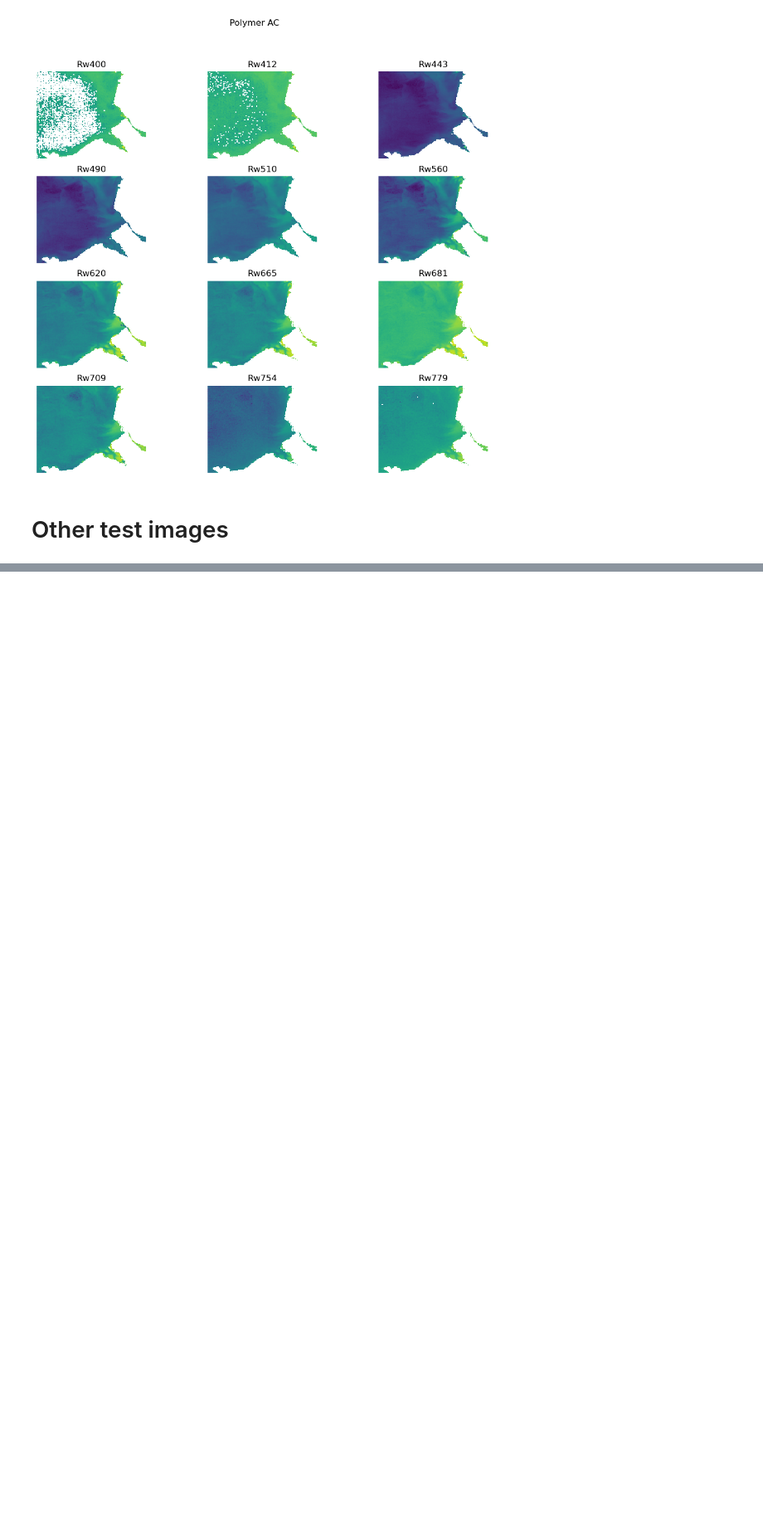
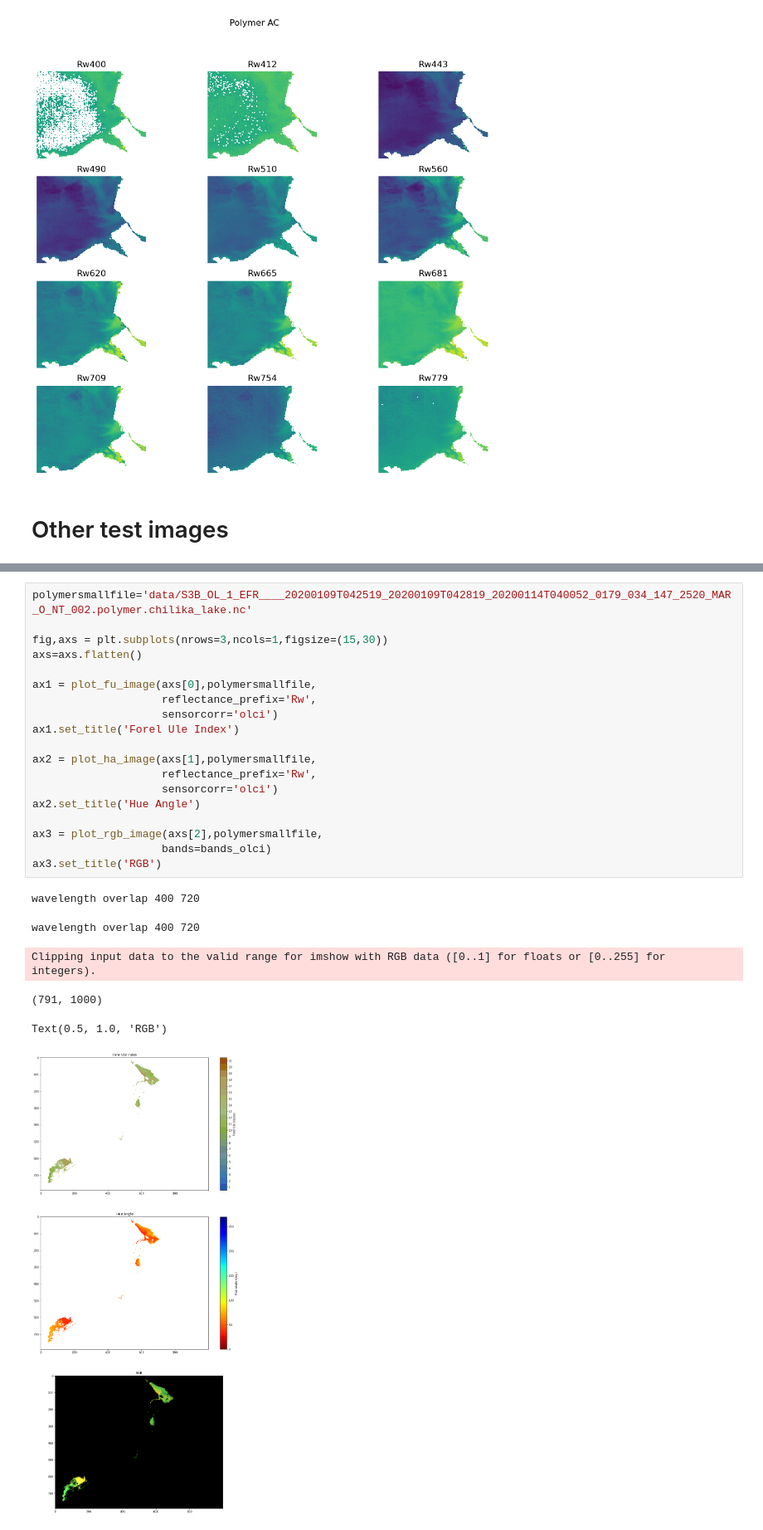
Before and after one commit to CefasRepRes/FUME, a Jupyter notebook: Test_FU_images.ipynb, the cells around one changed output, grey strips where cells are left out. Shown at 83% size. Cells and saved outputs as stored; diff of their text form; blank space fills up the shorter version.

```diff
--- a/Test_FU_images.ipynb
+++ b/Test_FU_images.ipynb
@@ -333,0 +342,26 @@ ax3 = plot_rgb_image(axs[2],polymersmallfile,
+# %%
+polymersmallfile='data/S3B_OL_1_EFR____20200109T042519_20200109T042819_20200114T040052_0179_034_147_2520_MAR_O_NT_002.polymer.chilika_lake.nc'
+
+fig,axs = plt.subplots(nrows=3,ncols=1,figsize=(15,30))
+axs=axs.flatten()
+
+ax1 = plot_fu_image(axs[0],polymersmallfile,
+                    reflectance_prefix='Rw',
+                    sensorcorr='olci')
+ax1.set_title('Forel Ule Index')
+
+ax2 = plot_ha_image(axs[1],polymersmallfile,
+                    reflectance_prefix='Rw',
+                    sensorcorr='olci')
+ax2.set_title('Hue Angle')
+
+ax3 = plot_rgb_image(axs[2],polymersmallfile,
+                    bands=bands_olci)
+ax3.set_title('RGB')
+# %% [output]
+wavelength overlap 400 720
+wavelength overlap 400 720
+Clipping input data to the valid range for imshow with RGB data ([0..1] for floats or [0..255] for integers).
+(791, 1000)
+Text(0.5, 1.0, 'RGB')
+[figure, added]
```
Also changed, not shown: parts of 1 cell of this notebook.
